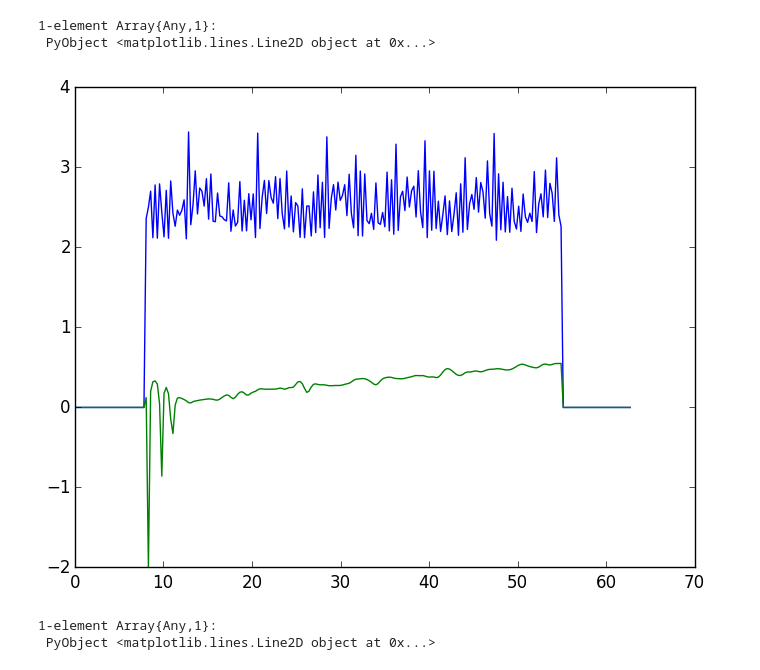
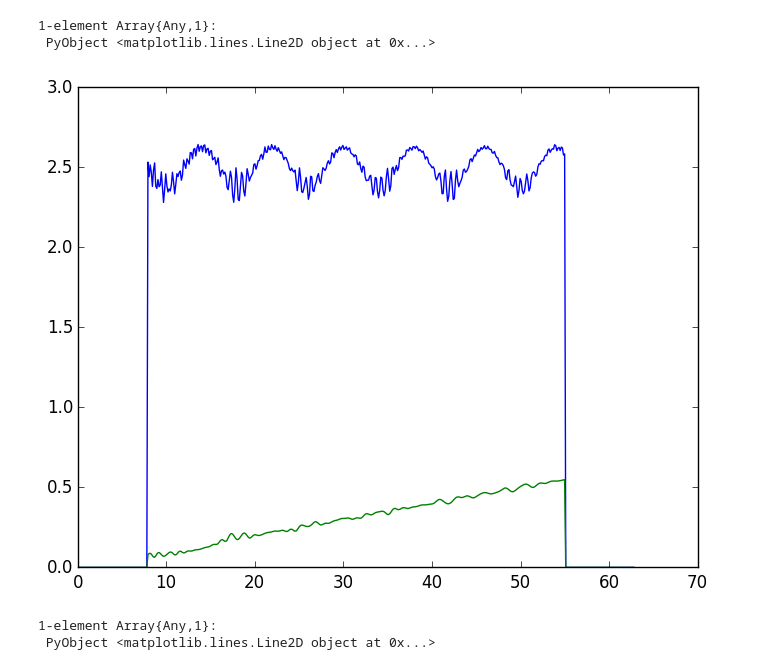
Before and after one commit to bnels/EMD.jl, a Jupyter notebook: notebook/EMDTest2.ipynb, the cells around one changed output. Cells and saved outputs as stored; diff of their text form; code cells hidden in the pictures.

```diff
--- a/notebook/EMDTest2.ipynb
+++ b/notebook/EMDTest2.ipynb
@@ -83,25 +83,25 @@ plot(t,temp)
 # %%
 # calculate instantaneous frequency
 
 x = t + 1e-8
 step = 2
 x = x[1:step:end]
 window_phi = window[1:step:end]
 window_phi[window_phi.<1] = 0
 # for i =1:N
 #     H1 = Spline(f[:,i], t, 4)
 #     A = SplineEvalMatrix(H1.B, x,0,true)
 #     phi = 1/(2pi)*(H1(x).*H1(x,1,true) - H1(x, 1).*H1(x,0,true))./(H1(x).^2 + H1(x,0,true).^2)
 #     plot(x, window_phi.*phi)
 #     #@show(H1(x))
 #     #@show(A[:,1:10])
 # end
 
-Phi = IF(f, t, x, 4, window_phi)
+Phi = IF(f, t, x, 6, window_phi)
 
 plot(x, Phi[:,1])
 plot(x, Phi[:,2], color="green")
 # %% [output]
-[figure, old version]
+[figure, new version]
 1-element Array{Any,1}:
  PyObject <matplotlib.lines.Line2D object at 0x...>
```
Also changed, not shown: 1 other file.
